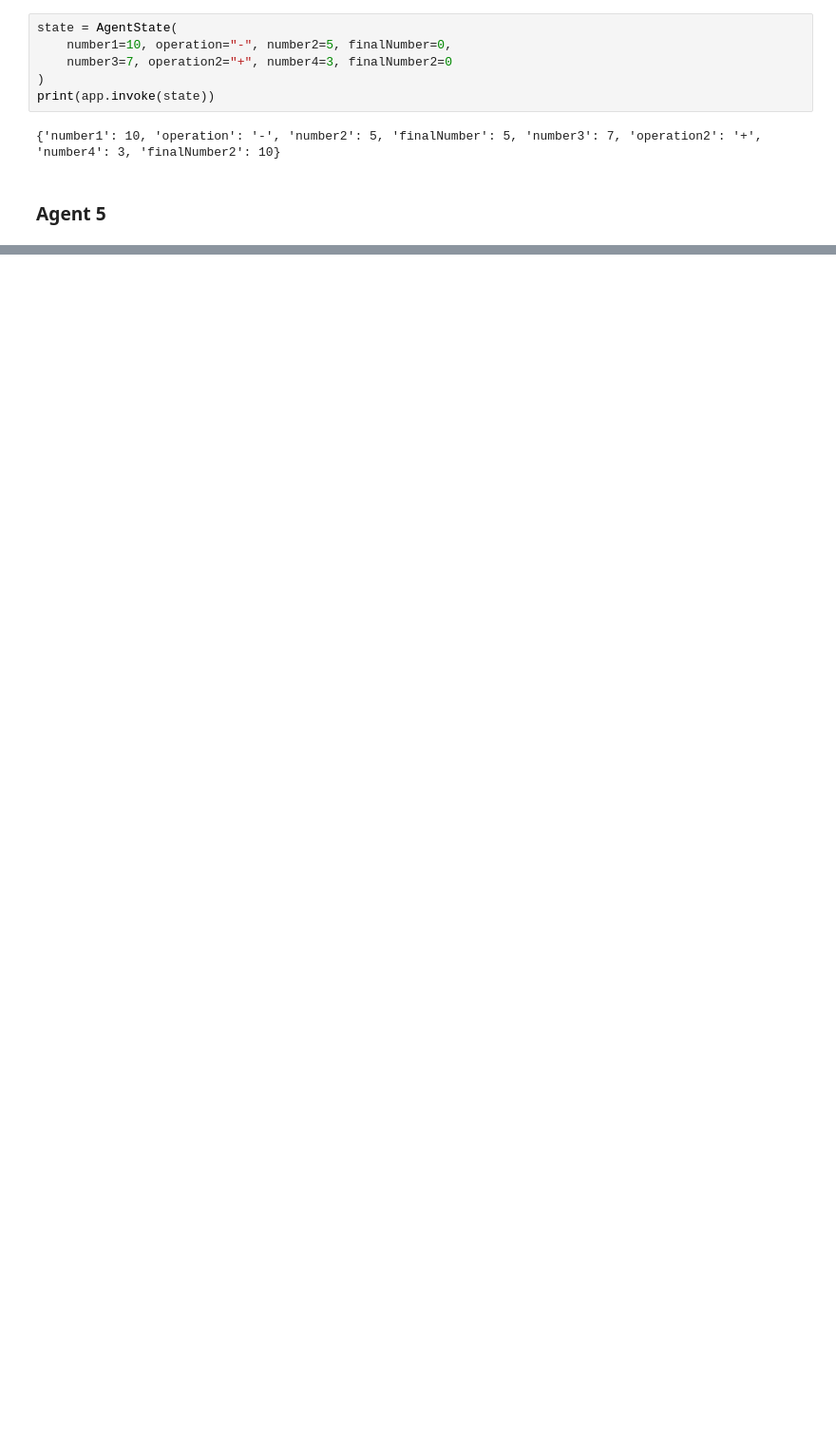
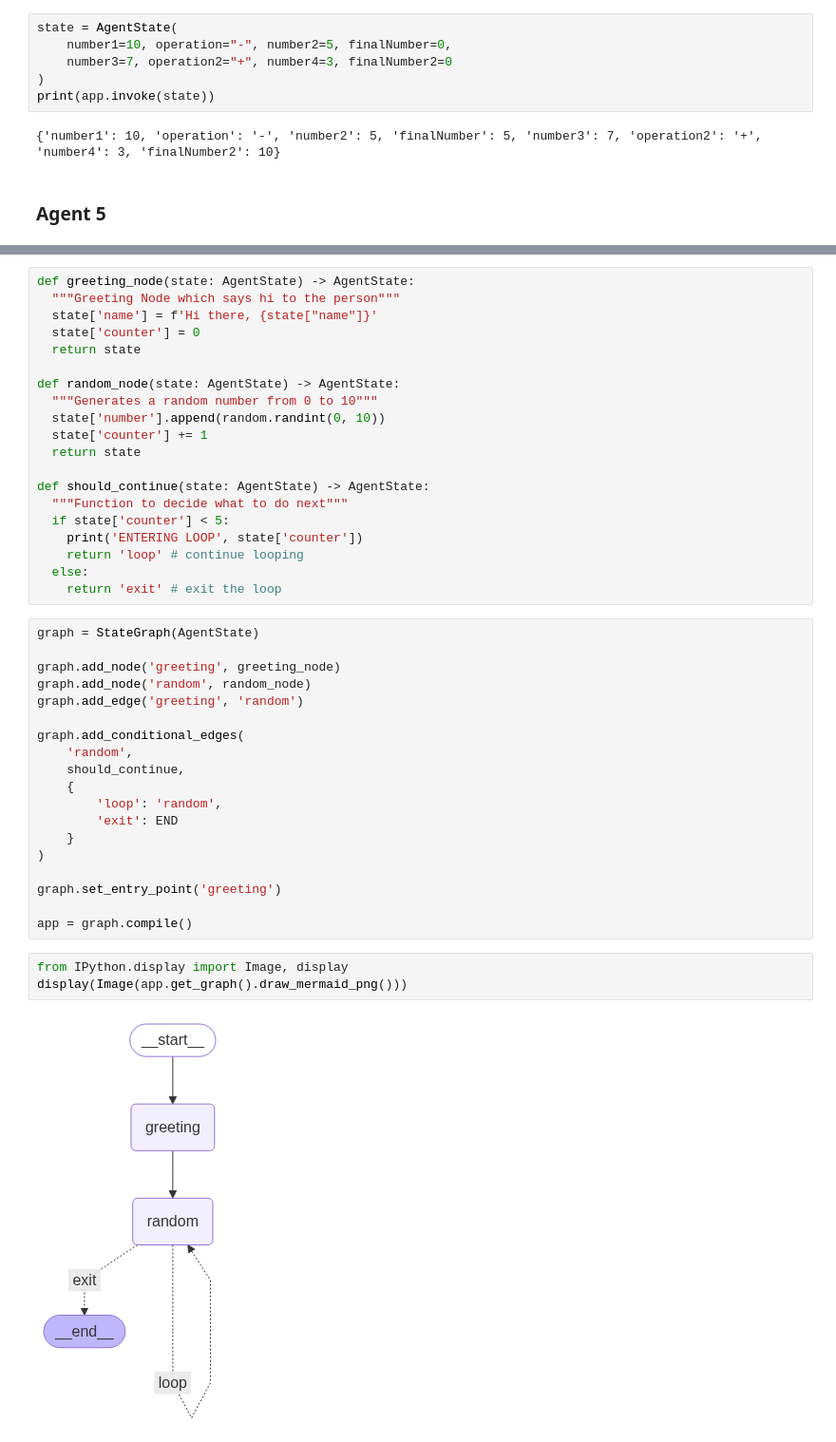
Before and after one commit to Kenuuey/AI-agents, a Jupyter notebook: LangGraph.ipynb, the cells around one changed output, grey strips where cells are left out. Shown: that part at 95% size. Saved outputs shown, nothing was run; the diff lists cells and outputs as text; blank space fills up the shorter version.

Commit message:
looping graph

```diff
--- a/LangGraph.ipynb
+++ b/LangGraph.ipynb
@@ -266,0 +276,44 @@ print(app.invoke(state))
+# %%
+def greeting_node(state: AgentState) -> AgentState:
+  """Greeting Node which says hi to the person"""
+  state['name'] = f'Hi there, {state["name"]}'
+  state['counter'] = 0
+  return state
+
+def random_node(state: AgentState) -> AgentState:
+  """Generates a random number from 0 to 10"""
+  state['number'].append(random.randint(0, 10))
+  state['counter'] += 1
+  return state
+
+def should_continue(state: AgentState) -> AgentState:
+  """Function to decide what to do next"""
+  if state['counter'] < 5:
+    print('ENTERING LOOP', state['counter'])
+    return 'loop' # continue looping
+  else:
+    return 'exit' # exit the loop
+# %%
+graph = StateGraph(AgentState)
+
+graph.add_node('greeting', greeting_node)
+graph.add_node('random', random_node)
+graph.add_edge('greeting', 'random')
+
+graph.add_conditional_edges(
+    'random',
+    should_continue,
+    {
+        'loop': 'random',
+        'exit': END
+    }
+)
+
+graph.set_entry_point('greeting')
+
+app = graph.compile()
+# %%
+from IPython.display import Image, display
+display(Image(app.get_graph().draw_mermaid_png()))
+# %% [output]
+[figure, added]
```
Also changed, not shown: parts of 3 cells of this notebook.
